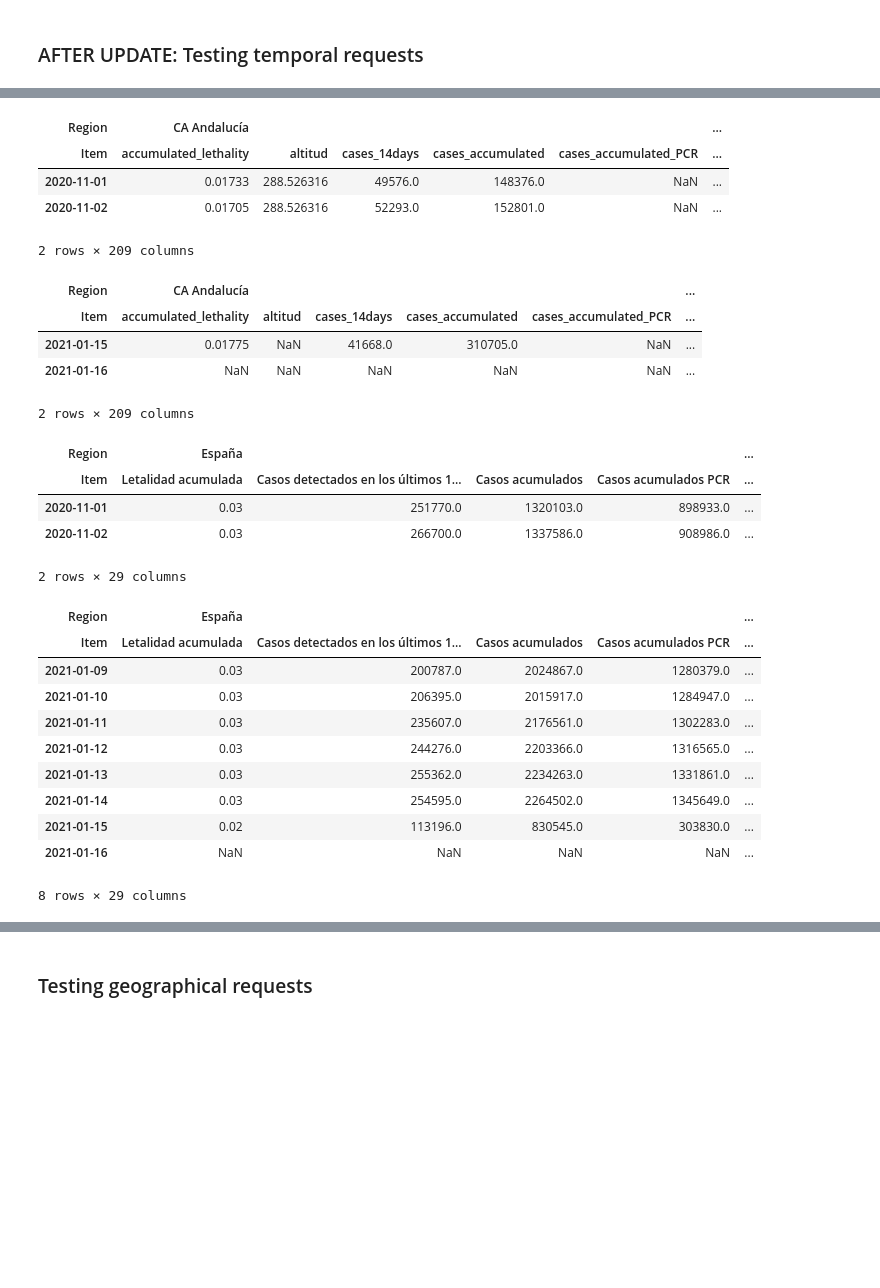
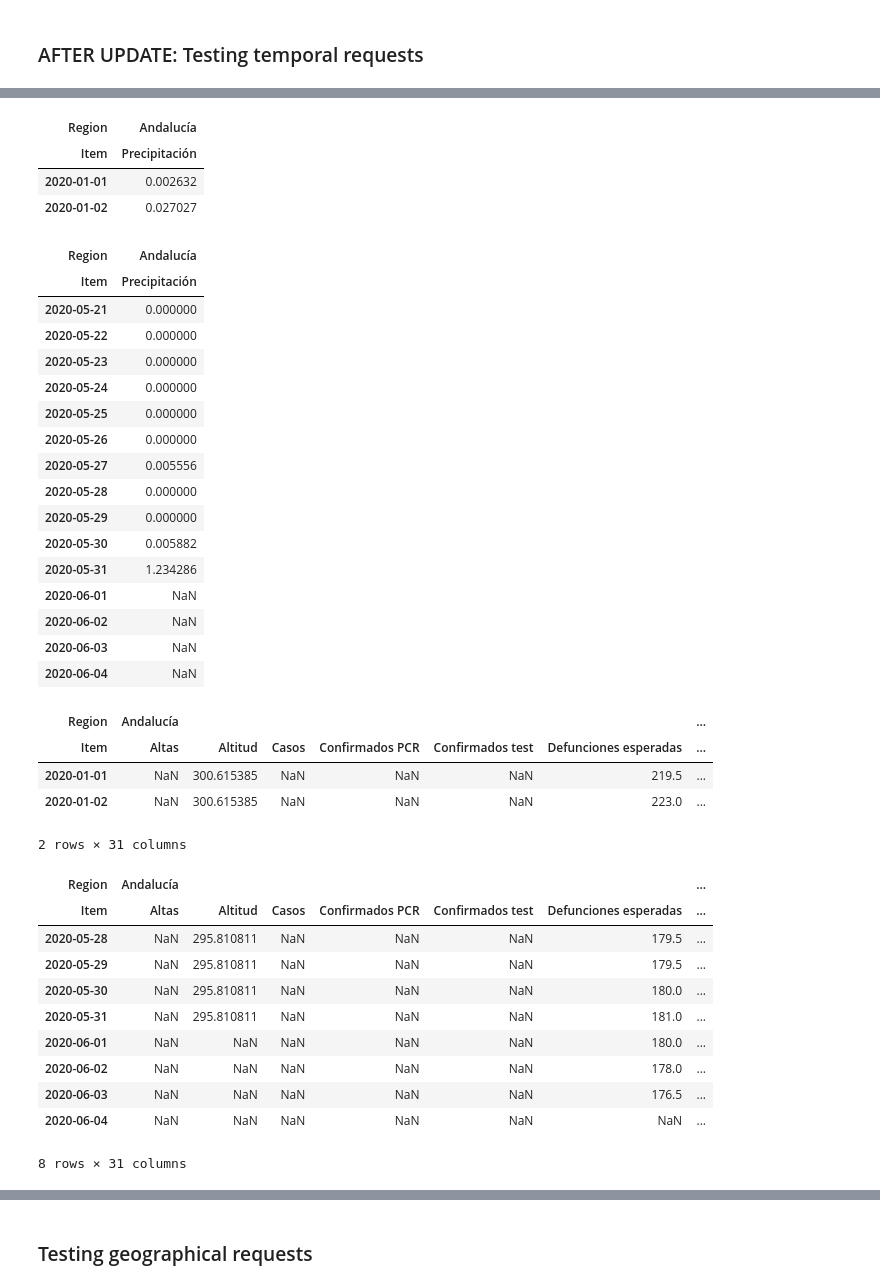
Before and after one commit to CyberDataLab/COnVIDa-lib, a Jupyter notebook: server/test_server_lib.ipynb, the cells around one changed output, grey strips where cells are left out. Cells and saved outputs as stored; diff of their text form; code cells hidden in the pictures; blank space fills up the shorter version.

```diff
--- a/server/test_server_lib.ipynb
+++ b/server/test_server_lib.ipynb
@@ -164,6 +245,0 @@ display(convida_server.get_last_update_dates())
-# %%
-%%time
-convida_server.daily_update()
-convida_server.init_log()
-convida_server.load_data()
-display(convida_server.get_last_update_dates())
@@ -193,9 +255,9 @@ all_data_items = []
 for data_items in datasources.values():
     all_data_items += data_items
 
-start_date = pd.to_datetime('2020-11-01', format='%Y-%m-%d')
+start_date = pd.to_datetime('2020-01-01', format='%Y-%m-%d')
 print('START DATE: ', start_date)
-end_date = pd.to_datetime(pd.to_datetime('2021-01-16').strftime(format='%Y-%m-%d'))
+end_date = pd.to_datetime(pd.to_datetime('today').strftime(format='%Y-%m-%d'))
 
 print('END DATE: ', end_date)
 # %% [output]
@@ -205,8 +267,8 @@ END DATE:  2021-01-16 00:00:00
 # %%
-data = convida_server.get_data_items(data_items=[all_data_items[0:5]],
-                              regions=all_regions[0:5],
+data = convida_server.get_data_items(data_items=[all_data_items[0]],
+                              regions=[all_regions[0]],
                               start_date=start_date,
                               end_date=end_date)
 display(data.head(2))
-display(data.tail(2))
+display(data.tail(15))
 # %% [output]
@@ -214,13 +275,24 @@ WARNING. Item ['Precipitación', 'Presión máxima', 'Presión mínima', 'Racha
-| Region | CA Andalucía |  |  |  |  | ... |
-| Item | accumulated_lethality | altitud | cases_14days | cases_accumulated | cases_accumulated_PCR | ... |
-| 2020-11-01 | 0.01733 | 288.526316 | 49576.0 | 148376.0 | NaN | ... |
-| 2020-11-02 | 0.01705 | 288.526316 | 52293.0 | 152801.0 | NaN | ... |
+| Region | Andalucía |
+| Item | Precipitación |
+| 2020-01-01 | 0.002632 |
+| 2020-01-02 | 0.027027 |
-2 rows × 209 columns
-| Region | CA Andalucía |  |  |  |  | ... |
-| Item | accumulated_lethality | altitud | cases_14days | cases_accumulated | cases_accumulated_PCR | ... |
-| 2021-01-15 | 0.01775 | NaN | 41668.0 | 310705.0 | NaN | ... |
-| 2021-01-16 | NaN | NaN | NaN | NaN | NaN | ... |
+| Region | Andalucía |
+| Item | Precipitación |
+| 2020-05-21 | 0.000000 |
+| 2020-05-22 | 0.000000 |
+| 2020-05-23 | 0.000000 |
+| 2020-05-24 | 0.000000 |
+| 2020-05-25 | 0.000000 |
+| 2020-05-26 | 0.000000 |
+| 2020-05-27 | 0.005556 |
+| 2020-05-28 | 0.000000 |
+| 2020-05-29 | 0.000000 |
+| 2020-05-30 | 0.005882 |
+| 2020-05-31 | 1.234286 |
+| 2020-06-01 | NaN |
+| 2020-06-02 | NaN |
+| 2020-06-03 | NaN |
+| 2020-06-04 | NaN |
-2 rows × 209 columns
 # %%
 data = convida_server.get_data_items(data_items=all_data_items,
                               regions=[all_regions[0]],
@@ -229,22 +301,22 @@ data = convida_server.get_data_items(data_items=all_data_items,
 display(data.head(2))
 display(data.tail(8))
 # %% [output]
-| Region | España |  |  |  | ... |
-| Item | Letalidad acumulada | Casos detectados en los últimos 1... | Casos acumulados | Casos acumulados PCR | ... |
-| 2020-11-01 | 0.03 | 251770.0 | 1320103.0 | 898933.0 | ... |
-| 2020-11-02 | 0.03 | 266700.0 | 1337586.0 | 908986.0 | ... |
+| Region | Andalucía |  |  |  |  |  | ... |
+| Item | Altas | Altitud | Casos | Confirmados PCR | Confirmados test | Defunciones esperadas | ... |
+| 2020-01-01 | NaN | 300.615385 | NaN | NaN | NaN | 219.5 | ... |
+| 2020-01-02 | NaN | 300.615385 | NaN | NaN | NaN | 223.0 | ... |
-2 rows × 29 columns
+2 rows × 31 columns
-| Region | España |  |  |  | ... |
-| Item | Letalidad acumulada | Casos detectados en los últimos 1... | Casos acumulados | Casos acumulados PCR | ... |
-| 2021-01-09 | 0.03 | 200787.0 | 2024867.0 | 1280379.0 | ... |
-| 2021-01-10 | 0.03 | 206395.0 | 2015917.0 | 1284947.0 | ... |
-| 2021-01-11 | 0.03 | 235607.0 | 2176561.0 | 1302283.0 | ... |
-| 2021-01-12 | 0.03 | 244276.0 | 2203366.0 | 1316565.0 | ... |
-| 2021-01-13 | 0.03 | 255362.0 | 2234263.0 | 1331861.0 | ... |
-| 2021-01-14 | 0.03 | 254595.0 | 2264502.0 | 1345649.0 | ... |
-| 2021-01-15 | 0.02 | 113196.0 | 830545.0 | 303830.0 | ... |
-| 2021-01-16 | NaN | NaN | NaN | NaN | ... |
+| Region | Andalucía |  |  |  |  |  | ... |
+| Item | Altas | Altitud | Casos | Confirmados PCR | Confirmados test | Defunciones esperadas | ... |
+| 2020-05-28 | NaN | 295.810811 | NaN | NaN | NaN | 179.5 | ... |
+| 2020-05-29 | NaN | 295.810811 | NaN | NaN | NaN | 179.5 | ... |
+| 2020-05-30 | NaN | 295.810811 | NaN | NaN | NaN | 180.0 | ... |
+| 2020-05-31 | NaN | 295.810811 | NaN | NaN | NaN | 181.0 | ... |
+| 2020-06-01 | NaN | NaN | NaN | NaN | NaN | 180.0 | ... |
+| 2020-06-02 | NaN | NaN | NaN | NaN | NaN | 178.0 | ... |
+| 2020-06-03 | NaN | NaN | NaN | NaN | NaN | 176.5 | ... |
+| 2020-06-04 | NaN | NaN | NaN | NaN | NaN | NaN | ... |
-8 rows × 29 columns
+8 rows × 31 columns
 # %%
 data = convida_server.get_data_items(data_items=[all_data_items[0]],
                               regions=all_regions,
```
Also changed, not shown: parts of 29 cells of this notebook, 24 other files.
